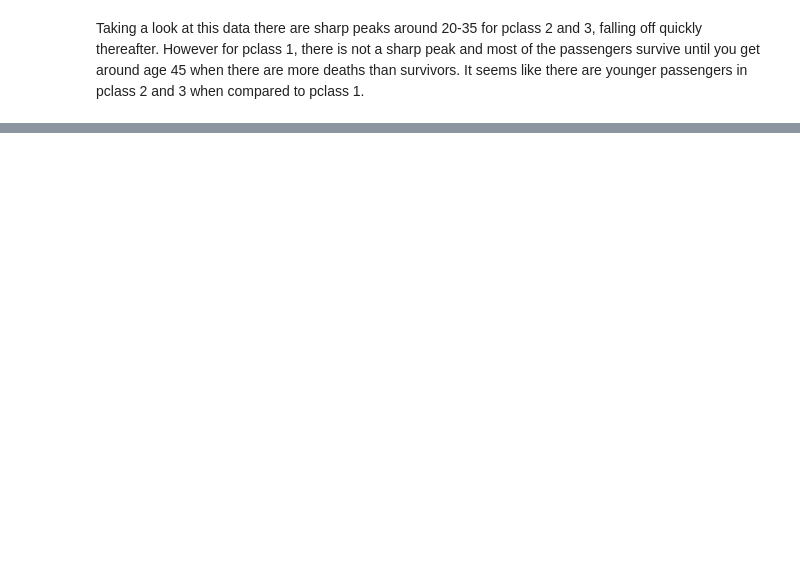
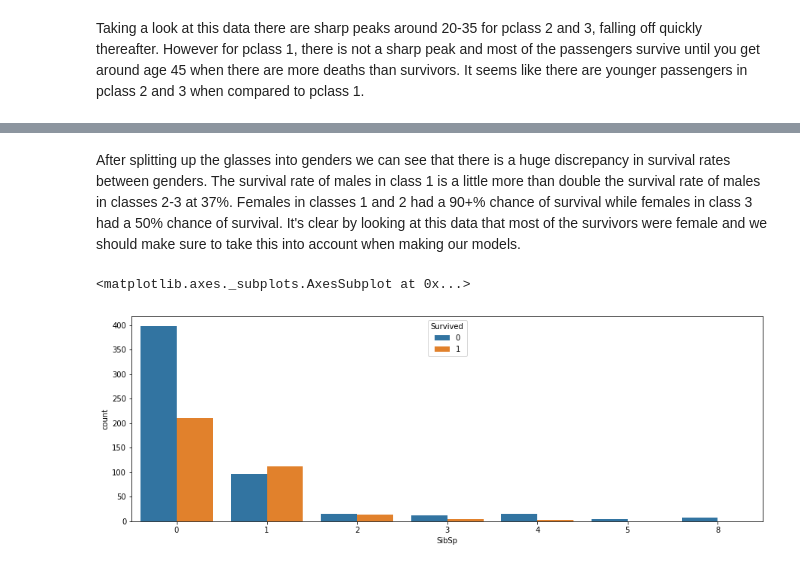
Before and after one commit to c-woo/Titanic-Kaggle, a Jupyter notebook: Titanic.ipynb, the cells around one changed output, grey strips where cells are left out. Cells and saved outputs as stored; diff of their text form; code cells hidden in the pictures; blank space fills up the shorter version.

```diff
--- a/Titanic.ipynb
+++ b/Titanic.ipynb
@@ -396,0 +436,8 @@ plt.show()
+# %% [markdown]
+After splitting up the glasses into genders we can see that there is a huge discrepancy in survival rates between genders. The survival rate of males in class 1 is a little more than double the survival rate of males in classes 2-3 at 37%. Females in classes 1 and 2 had a 90+% chance of survival while females in class 3 had a 50% chance of survival. It's clear by looking at this data that most of the survivors were female and we should make sure to take this into account when making our models.
+# %%
+plt.figure(figsize=(15, 5))
+sns.countplot(x='SibSp', hue='Survived', data=train_df, )
+# %% [output]
+<matplotlib.axes._subplots.AxesSubplot at 0x...>
+[figure, added]
```
Also changed, not shown: parts of 9 cells of this notebook.
